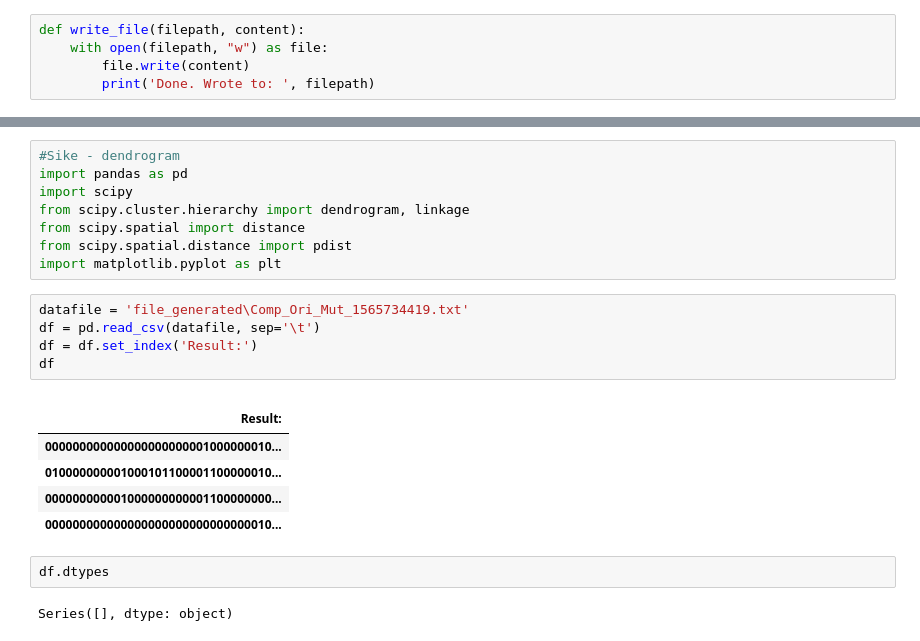
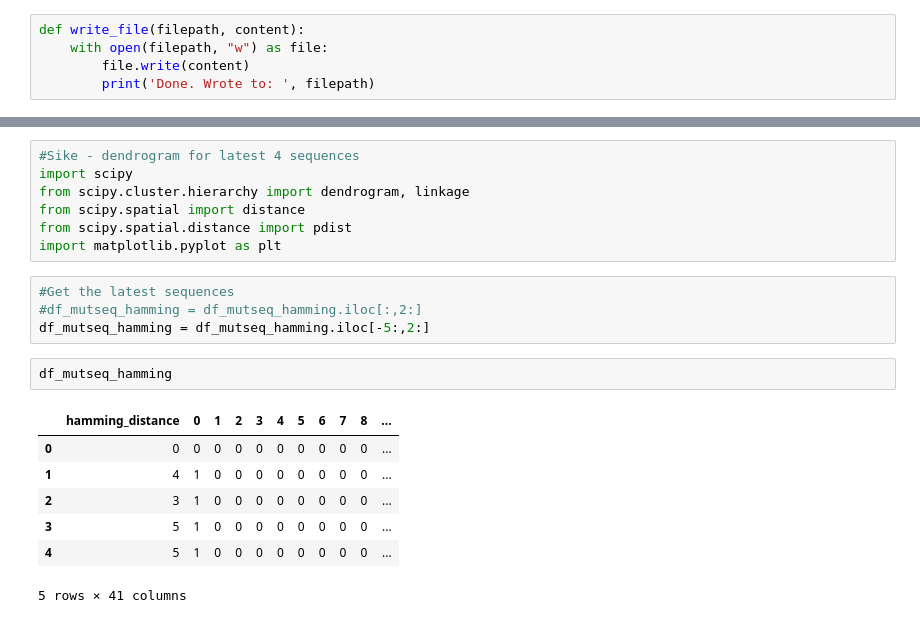
Before and after one commit to SikeDong/Broad-Institute---Bacteria-Mutation, a Jupyter notebook: GeneMutation/jupyter/genome_simulation_V1.4.1.ipynb, the cells around one changed output, grey strips where cells are left out. Cells and saved outputs as stored; diff of their text form.

```diff
--- a/GeneMutation/jupyter/genome_simulation_V1.4.1.ipynb
+++ b/GeneMutation/jupyter/genome_simulation_V1.4.1.ipynb
@@ -240,24 +322,21 @@ Done. Wrote to:  file_generated\Comp_Ori_Mut_1565734419.txt
 # %%
-#Sike - dendrogram
-import pandas as pd
+#Sike - dendrogram for latest 4 sequences
 import scipy
 from scipy.cluster.hierarchy import dendrogram, linkage
 from scipy.spatial import distance
 from scipy.spatial.distance import pdist
 import matplotlib.pyplot as plt
-# %%
-datafile = 'file_generated\Comp_Ori_Mut_1565734419.txt'
-df = pd.read_csv(datafile, sep='\t')
-df = df.set_index('Result:')
-df
-# %% [output]
-|  |
-| Result: |
-| 000000000000000000000001000000010... |
-| 010000000001000101100001100000010... |
-| 000000000001000000000001100000000... |
-| 000000000000000000000000000000010... |
-# %%
-df.dtypes
-# %% [output]
-Series([], dtype: object)
+# %%
+#Get the latest sequences
+#df_mutseq_hamming = df_mutseq_hamming.iloc[:,2:]
+df_mutseq_hamming = df_mutseq_hamming.iloc[-5:,2:]
+# %%
+df_mutseq_hamming
+# %% [output]
+|  | hamming_distance | 0 | 1 | 2 | 3 | 4 | 5 | 6 | 7 | 8 | ... |
+| 0 | 0 | 0 | 0 | 0 | 0 | 0 | 0 | 0 | 0 | 0 | ... |
+| 1 | 4 | 1 | 0 | 0 | 0 | 0 | 0 | 0 | 0 | 0 | ... |
+| 2 | 3 | 1 | 0 | 0 | 0 | 0 | 0 | 0 | 0 | 0 | ... |
+| 3 | 5 | 1 | 0 | 0 | 0 | 0 | 0 | 0 | 0 | 0 | ... |
+| 4 | 5 | 1 | 0 | 0 | 0 | 0 | 0 | 0 | 0 | 0 | ... |
+5 rows × 41 columns
```
Also changed, not shown: parts of 20 cells of this notebook, 3 other files.
